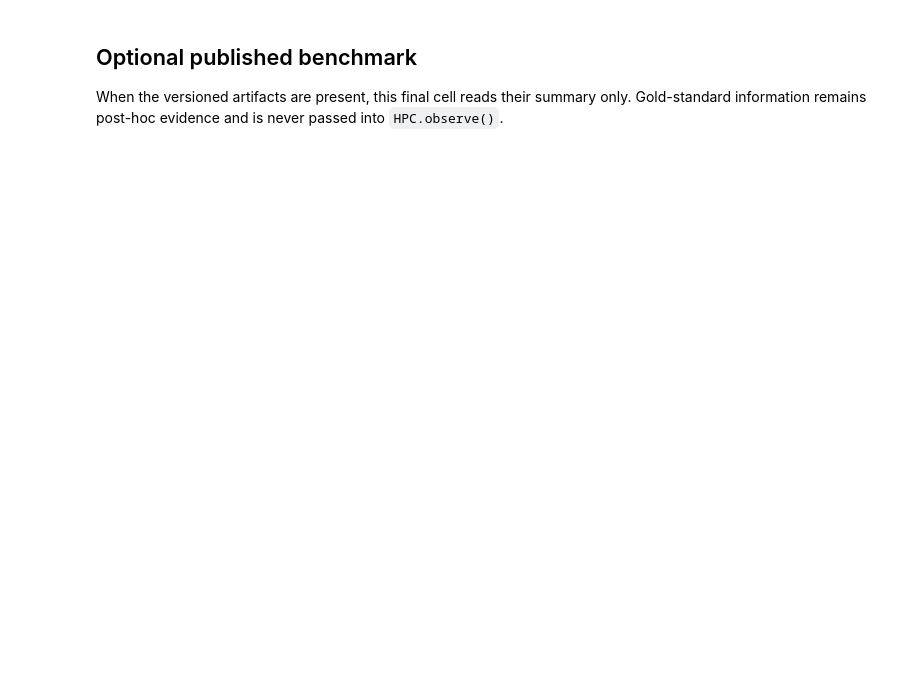
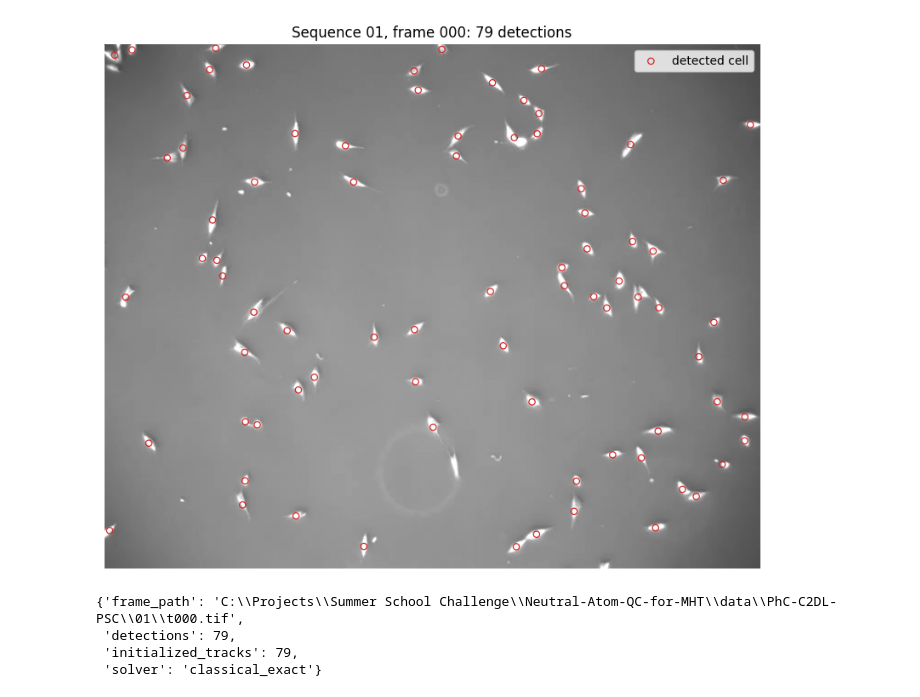
Before and after one commit to SAN-G-8055/Neutral-Atom-QC-for-MHT, a Jupyter notebook: user_notebook.ipynb, the cells around one changed output. Saved outputs shown, nothing was run; the diff lists cells and outputs as text; code cells hidden in the pictures; blank space fills up the shorter version.

```diff
--- a/user_notebook.ipynb
+++ b/user_notebook.ipynb
@@ -123,4 +0,0 @@ sequence_history = sequence_hpc.run_sequence(
-# %% [markdown]
-## Optional published benchmark
-
-When the versioned artifacts are present, this final cell reads their summary only. Gold-standard information remains post-hoc evidence and is never passed into `HPC.observe()`.
@@ -130,0 +17,49 @@ artifact_summary["primary_metrics"] if artifact_summary else "Run cell-detect ru
+# %%
+# Configuration: select one real frame and construct the processing objects.
+dataset_root = project_root / "data" / DATASET_NAME
+frame = 0
+frame_path = raw_frame_path(dataset_root, frame)
+if not frame_path.is_file():
+    raise FileNotFoundError(
+        f"Missing {frame_path}. Run 'cell-detect prepare-data' from the project root."
+    )
+
+config = HPCConfig()
+controller = HPC(config, sequence="01")
+solver = ClassicalSolver()  # Alternative is QuantumSolver TBD
+# %%
+# Run: detect the cells, create tracks, and show the detections on the source frame.
+image = load_tiff(frame_path)
+prepared = controller.prepare_frame(image, frame=frame)
+solver_run = controller.solve(prepared, solver)
+result = controller.advance(prepared, solver_run)
+detections = prepared.observed_frame.detection.detections
+
+figure, axis = plt.subplots(figsize=(10, 8))
+axis.imshow(image, cmap="gray")
+axis.scatter(
+    [detection.x_px for detection in detections],
+    [detection.y_px for detection in detections],
+    s=28,
+    facecolors="none",
+    edgecolors="tab:red",
+    linewidths=0.9,
+    label="detected cell",
+)
+axis.set_title(f"Sequence 01, frame {frame:03d}: {len(detections)} detections")
+axis.set_axis_off()
+axis.legend(loc="upper right")
+plt.show()
+
+{
+    "frame_path": str(frame_path),
+    "detections": len(detections),
+    "initialized_tracks": len(result.tracks),
+    "solver": solver.solver_name,
+}
+# %% [output]
+[figure, added]
+{'frame_path': 'C:\\Projects\\Summer School Challenge\\Neutral-Atom-QC-for-MHT\\data\\PhC-C2DL-PSC\\01\\t000.tif',
+ 'detections': 79,
+ 'initialized_tracks': 79,
+ 'solver': 'classical_exact'}
```
Also changed, not shown: parts of 22 cells of this notebook, 2 other files.
